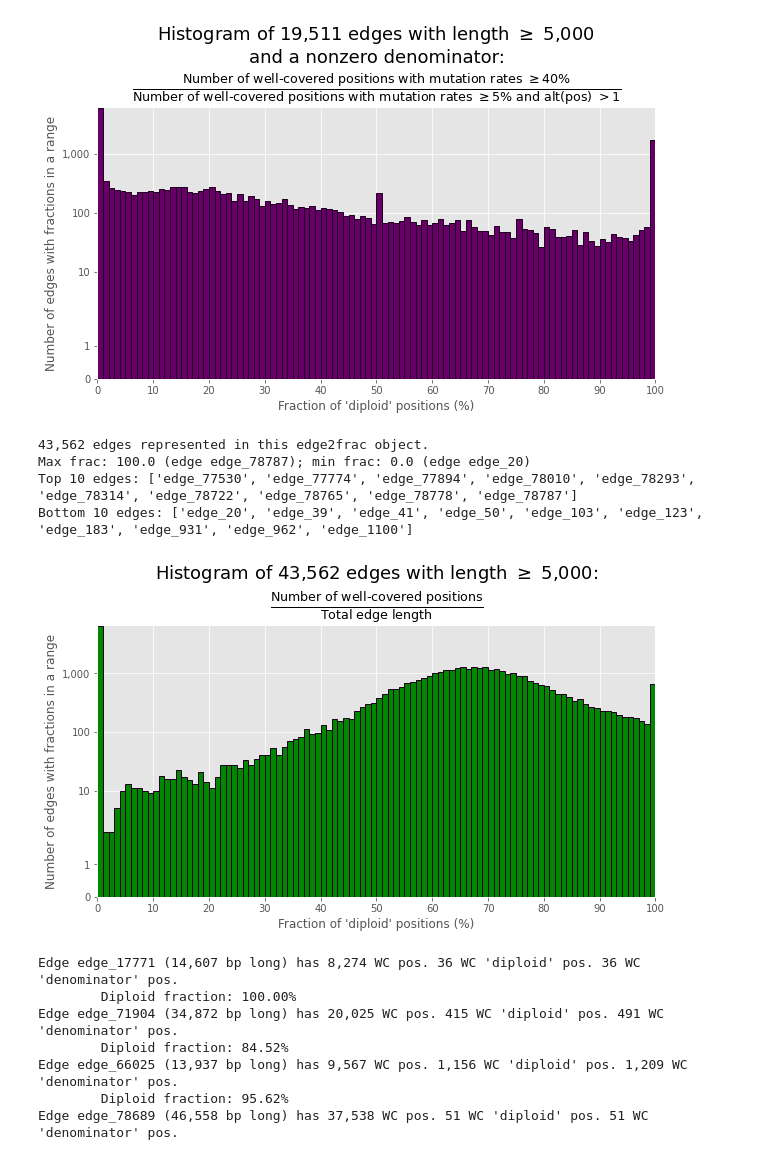
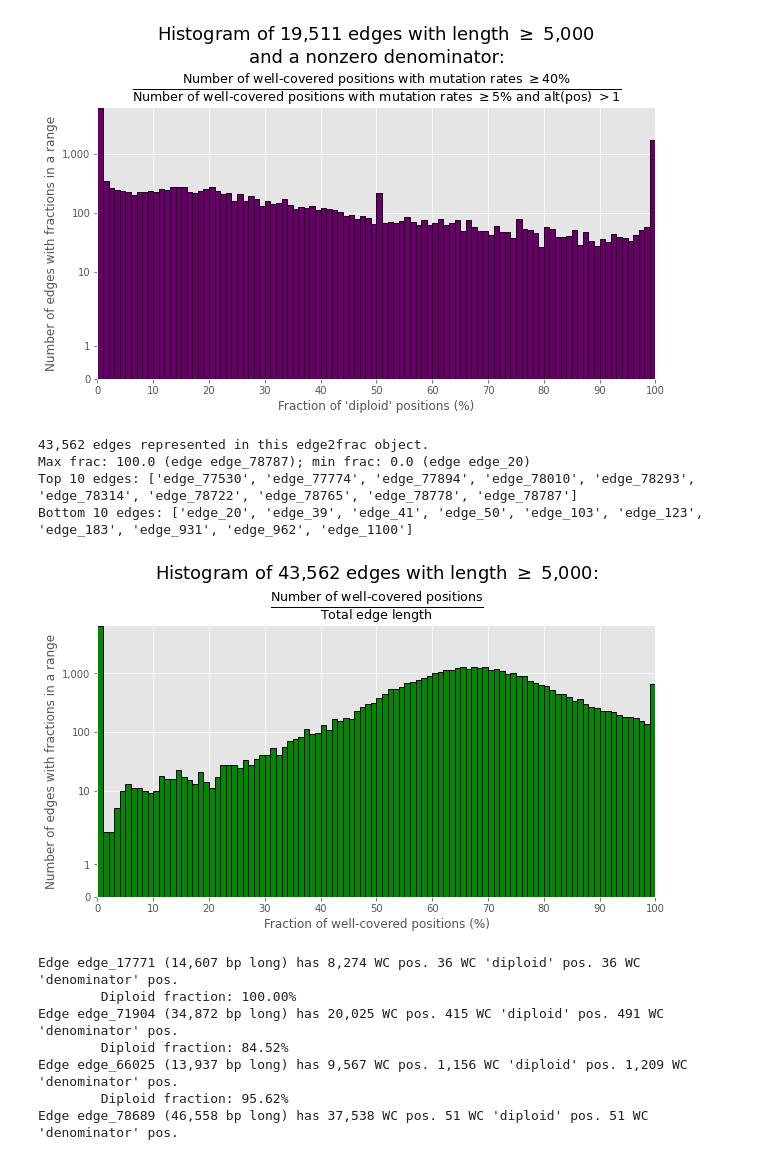
Before and after one commit to fedarko/sheepgut, a Jupyter notebook: notebooks/ProkEukClassification.ipynb, the cells around one changed output. Cells and saved outputs as stored; diff of their text form; code cells hidden in the pictures.

```diff
--- a/notebooks/ProkEukClassification.ipynb
+++ b/notebooks/ProkEukClassification.ipynb
@@ -254,6 +254,7 @@ def fracplot(
     numerator_desc,
     denominator_desc,
     denclause="\nand a nonzero denominator",
+    xlabel="Fraction of 'diploid' positions (%)",
     use_symlog=True,
     bar_interior_color="#660066",
     bar_exterior_color="#220022",
@@ -310,7 +311,7 @@ def fracplot(
     use_thousands_sep(ax.yaxis)
 
     ax.set_ylabel("Number of edges with fractions in a range")
-    ax.set_xlabel("Fraction of 'diploid' positions (%)")
+    ax.set_xlabel(xlabel)
     ax.set_title(
         f"Histogram of {num_edges:,} edges with length $\geq$ 5,000{denclause}:\n" +
         r"$\frac{\mathrm{" + numerator_desc + "}}{\mathrm{" + denominator_desc + "}}$",
@@ -362,19 +363,20 @@ for e in long_enough_seqs:
 # %%
 fracplot(
     e2wcfrac,
     r"Number\ of\ well" + u"\u2010" + r"covered\ positions",
     r"Total\ edge\ length",
     denclause="",
+    xlabel="Fraction of well-covered positions (%)",
     figfilename="prokeuk_wcposfrac.png",
     bar_interior_color="#008800"
     #vlines=[(57665 / 141922, "Human genome contig")]
 )
 # %% [output]
 43,562 edges represented in this edge2frac object.
 Max frac: 100.0 (edge edge_78787); min frac: 0.0 (edge edge_20)
 Top 10 edges: ['edge_77530', 'edge_77774', 'edge_77894', 'edge_78010', 'edge_78293', 'edge_78314', 'edge_78722', 'edge_78765', 'edge_78778', 'edge_78787']
 Bottom 10 edges: ['edge_20', 'edge_39', 'edge_41', 'edge_50', 'edge_103', 'edge_123', 'edge_183', 'edge_931', 'edge_962', 'edge_1100']
-[figure, old version]
+[figure, new version]
 # %%
 def estats(e):
     num_dip = edge2num_wc_diploid_pos[e]
```
Also changed, not shown: parts of 4 cells of this notebook, 2 other files.
